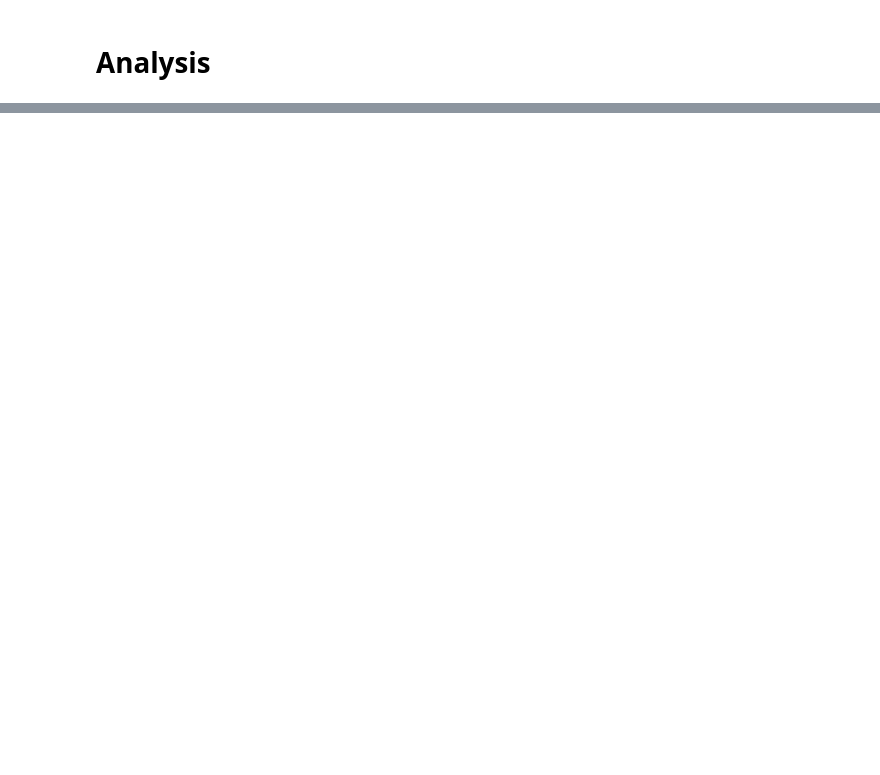
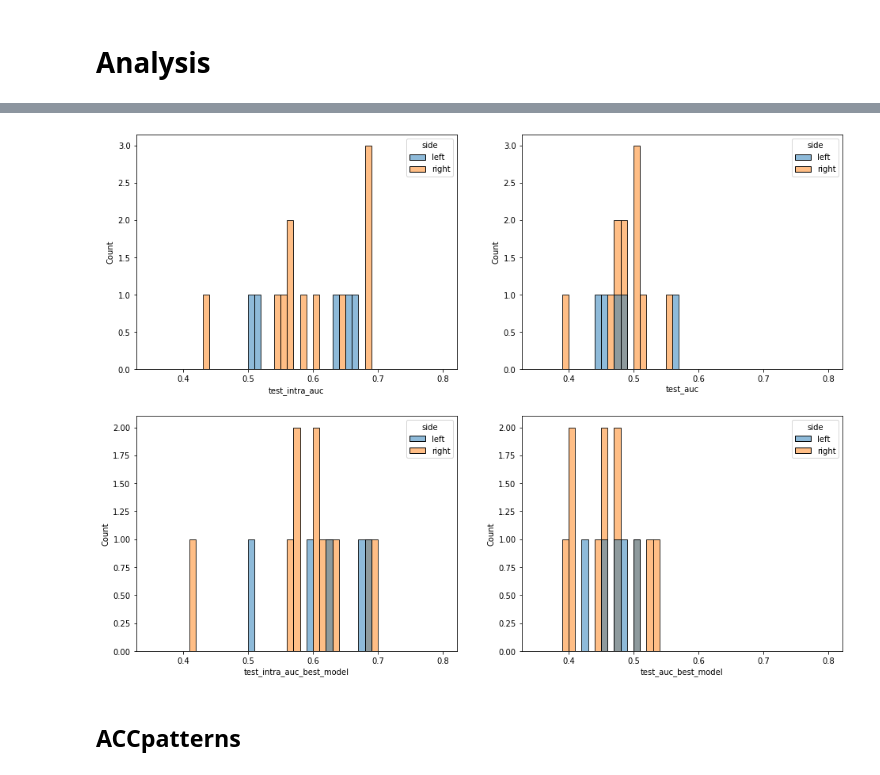
Before and after one commit to neurospin-projects/2023_agaudin_jchavas_folding_supervised, a Jupyter notebook: contrastive/notebooks/supervised_analysis.ipynb, the cells around one changed output, grey strips where cells are left out. Cells and saved outputs as stored; diff of their text form; code cells hidden in the pictures; blank space fills up the shorter version.

```diff
--- a/contrastive/notebooks/supervised_analysis.ipynb
+++ b/contrastive/notebooks/supervised_analysis.ipynb
@@ -217,0 +224,18 @@ sns.histplot(schiz_bdd, x='test_auc')
+# %%
+bins = np.arange(0.35, 0.8, 0.01)
+
+plt.figure(figsize=(16,12))
+
+plt.subplot(221)
+sns.histplot(schiz_bdd, x='test_intra_auc', hue='side', bins=bins)
+plt.subplot(222)
+sns.histplot(schiz_bdd, x='test_auc', hue='side', bins=bins)
+plt.subplot(223)
+sns.histplot(schiz_bdd, x='test_intra_auc_best_model', hue='side', bins=bins)
+plt.subplot(224)
+sns.histplot(schiz_bdd, x='test_auc_best_model', hue='side', bins=bins)
+plt.show()
+# %% [output]
+[figure, added]
+# %% [markdown]
+## ACCpatterns
```
Also changed, not shown: parts of 18 cells of this notebook, 6 other files.
